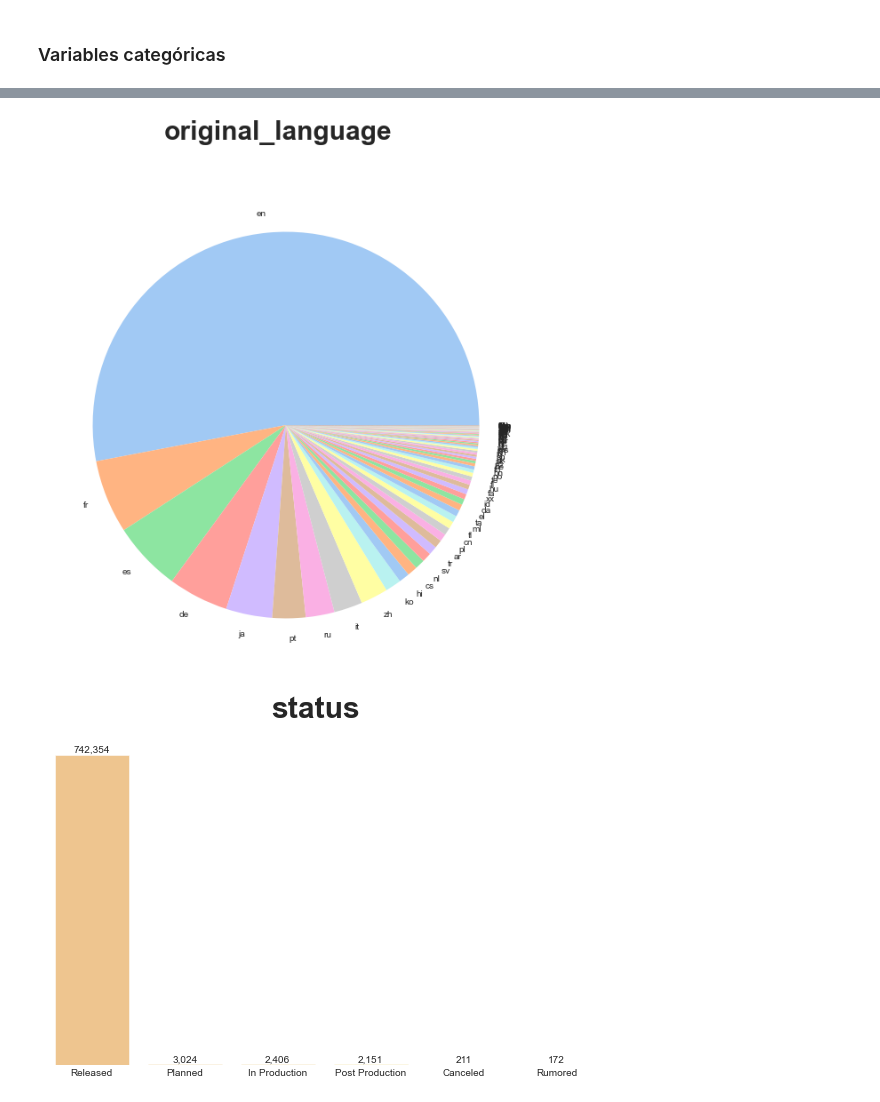
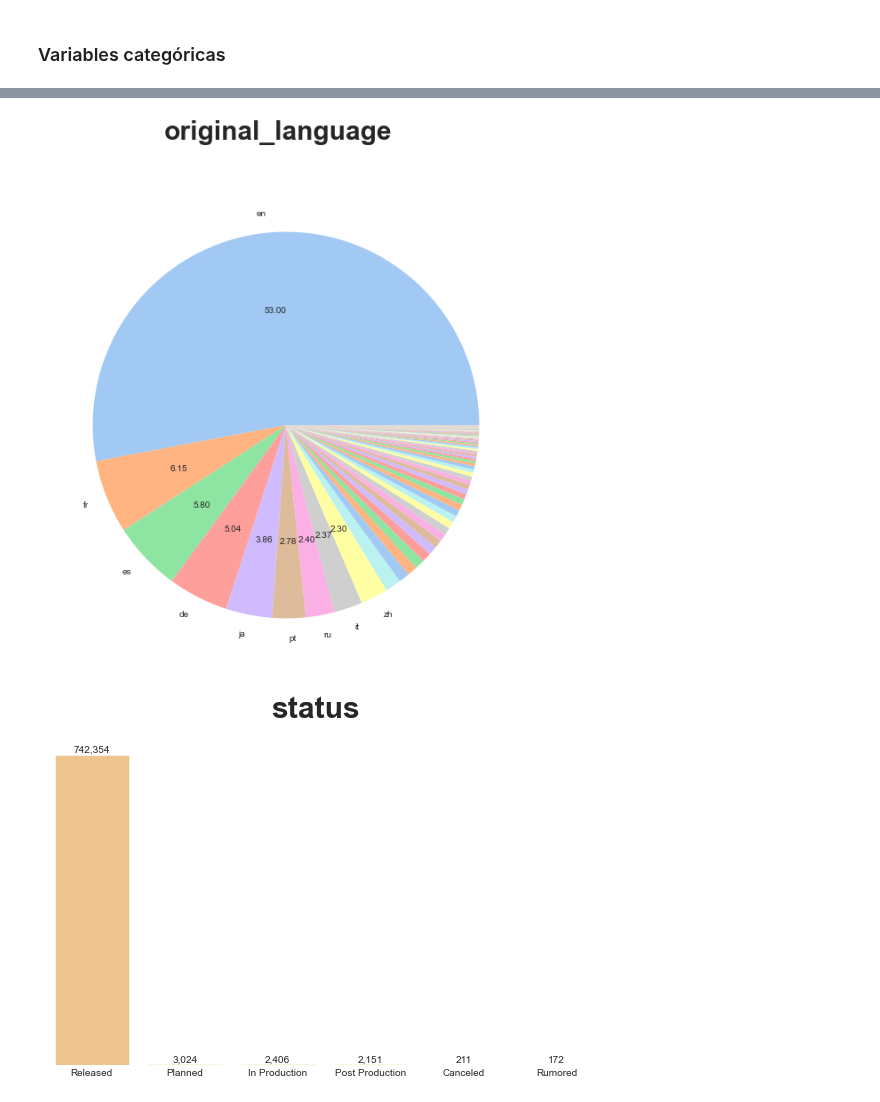
Before and after one commit to jesus-valencia97/Diplomado-en-ciencia-de-datos, a Jupyter notebook: Proyecto/Modulo 5/M1/M5 - Modulo1.ipynb, the cells around one changed output, grey strips where cells are left out. Cells and saved outputs as stored; diff of their text form; code cells hidden in the pictures.

```diff
--- a/Proyecto/Modulo 5/M1/M5 - Modulo1.ipynb
+++ b/Proyecto/Modulo 5/M1/M5 - Modulo1.ipynb
@@ -272,7 +144,7 @@ plt.show()
 # %%
-pie(TMDb,'original_language',legend=False)
+PlotUtils.pie(TMDb,'original_language',legend=False,threshold=2)
 # %% [output]
-[figure, old version]
+[figure, new version]
 # %%
 bar(TMDb,'status',top=10,barlabs=True,format=True)
 # %% [output]
```
Also changed, not shown: parts of 6 cells of this notebook, 2 other files.
